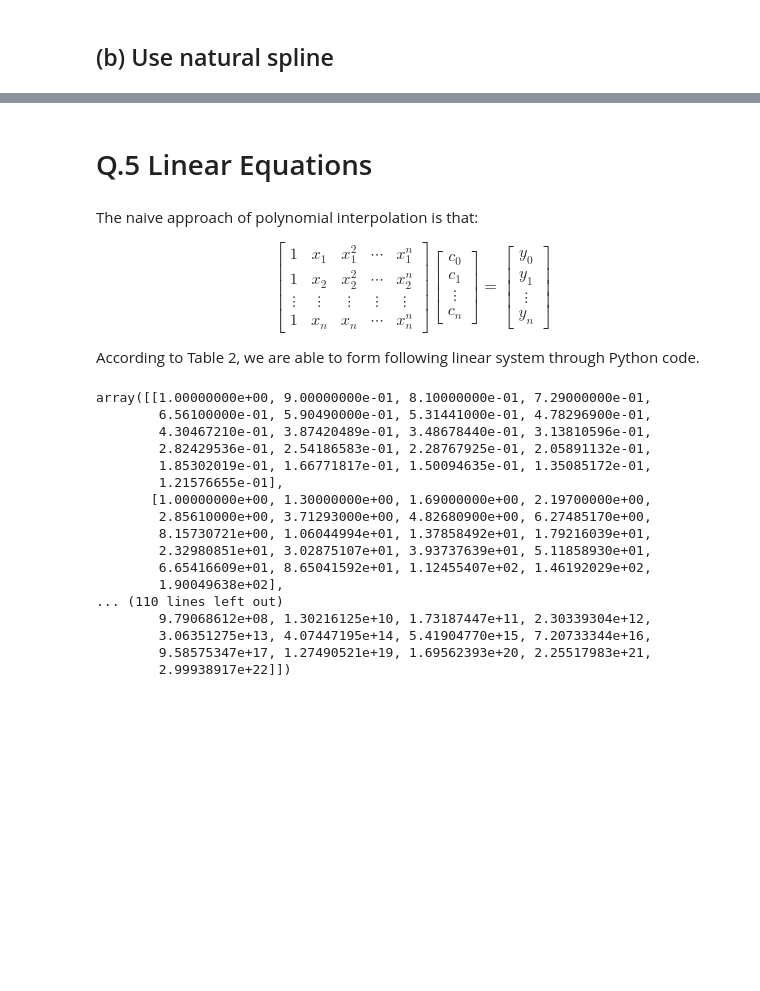
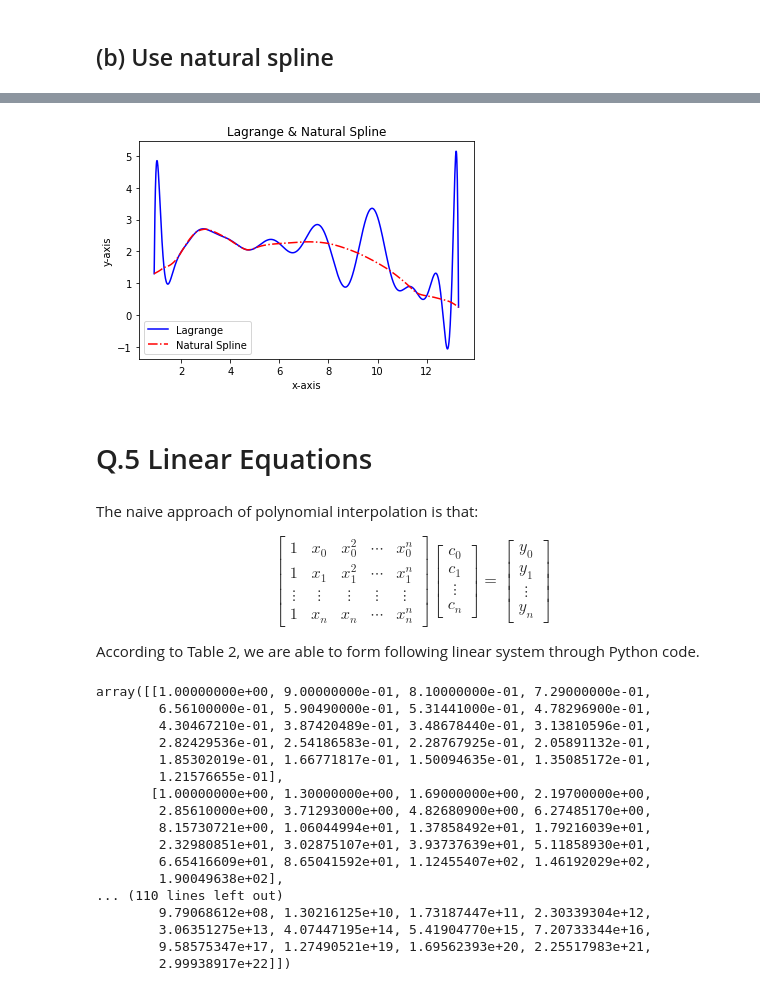
Before and after one commit to Zheming-Wu/Learning, a Jupyter notebook: Professional_Study/Numerical_Analysis/CourseProject.ipynb, the cells around one changed output, grey strips where cells are left out. Drawn from its saved outputs; the diff is of its cells as text; code cells hidden in the pictures; blank space fills up the shorter version.

```diff
--- a/Professional_Study/Numerical_Analysis/CourseProject.ipynb
+++ b/Professional_Study/Numerical_Analysis/CourseProject.ipynb
@@ -791,3 +805,27 @@ plt.savefig("Natural Spline.png", dpi=750, bbox_inches = 'tight')
+# %%
+stepSize = 0.01
+x_list = np.arange(points[0,0], points[-1,0]+stepSize, stepSize)
+result_list_lagrange = []
+result_list_natural = []
+for x in x_list:
+    if x > points[-1,0]:
+        x = points[-1,0]  # 浮点数截断误差会在这里报错，这个循环用于解决报错
+        pass
+    result_list_lagrange.append(lagrangeInterpolation(points,x))
+    result_list_natural.append(cubicSpline(points,x))
+    pass
+
+line_lagrange,= plt.plot(x_list,result_list_lagrange,'b',label='Lagrange')
+line_nutural, = plt.plot(x_list,result_list_natural,'r-.',label='Natural Spline')
+plt.legend(handles = [line_lagrange, line_natural])
+
+plt.xlabel('x-axis')
+plt.ylabel('y-axis')
+plt.title('Lagrange & Natural Spline')
+
+plt.savefig("Lagrange - Natural Spline", dpi=750, bbox_inches = 'tight')
+# %% [output]
+[figure, added]
 # %% [markdown]
 # Q.5 Linear Equations
 # %% [markdown]
@@ -795,8 +833,8 @@ The naive approach of polynomial interpolation is that:
 
 $$
 \left[\begin{array}{ccccc}
+1 & x_0 & x_0^2 & \cdots & x_0^n \\
 1 & x_1 & x_1^2 & \cdots & x_1^n \\
-1 & x_2 & x_2^2 & \cdots & x_2^n \\
 \vdots & \vdots & \vdots & \vdots & \vdots \\
 1 & x_n & x_n & \cdots & x_n^n
 \end{array}\right]\left[\begin{array}{c}
```
Also changed, not shown: parts of 13 cells of this notebook.
